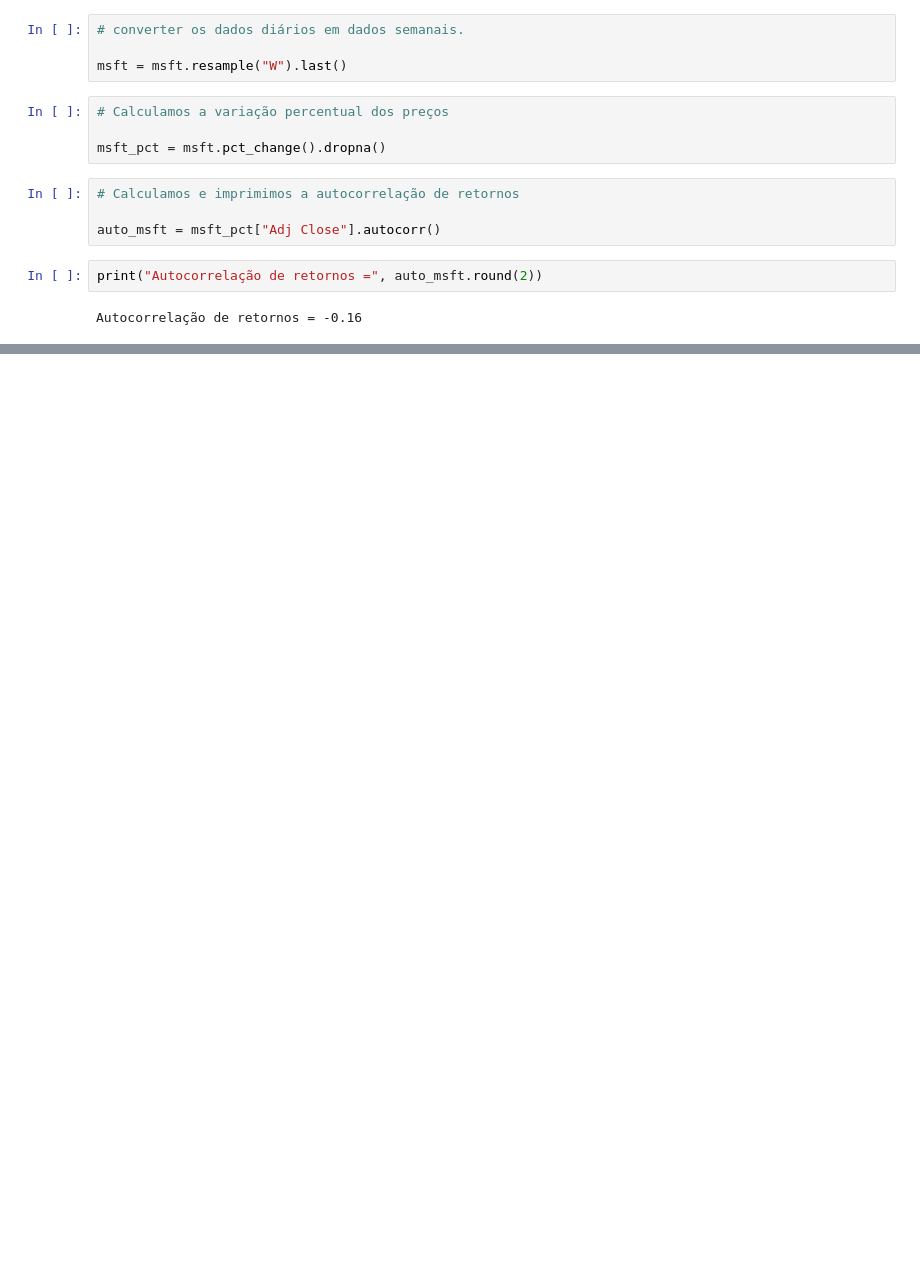
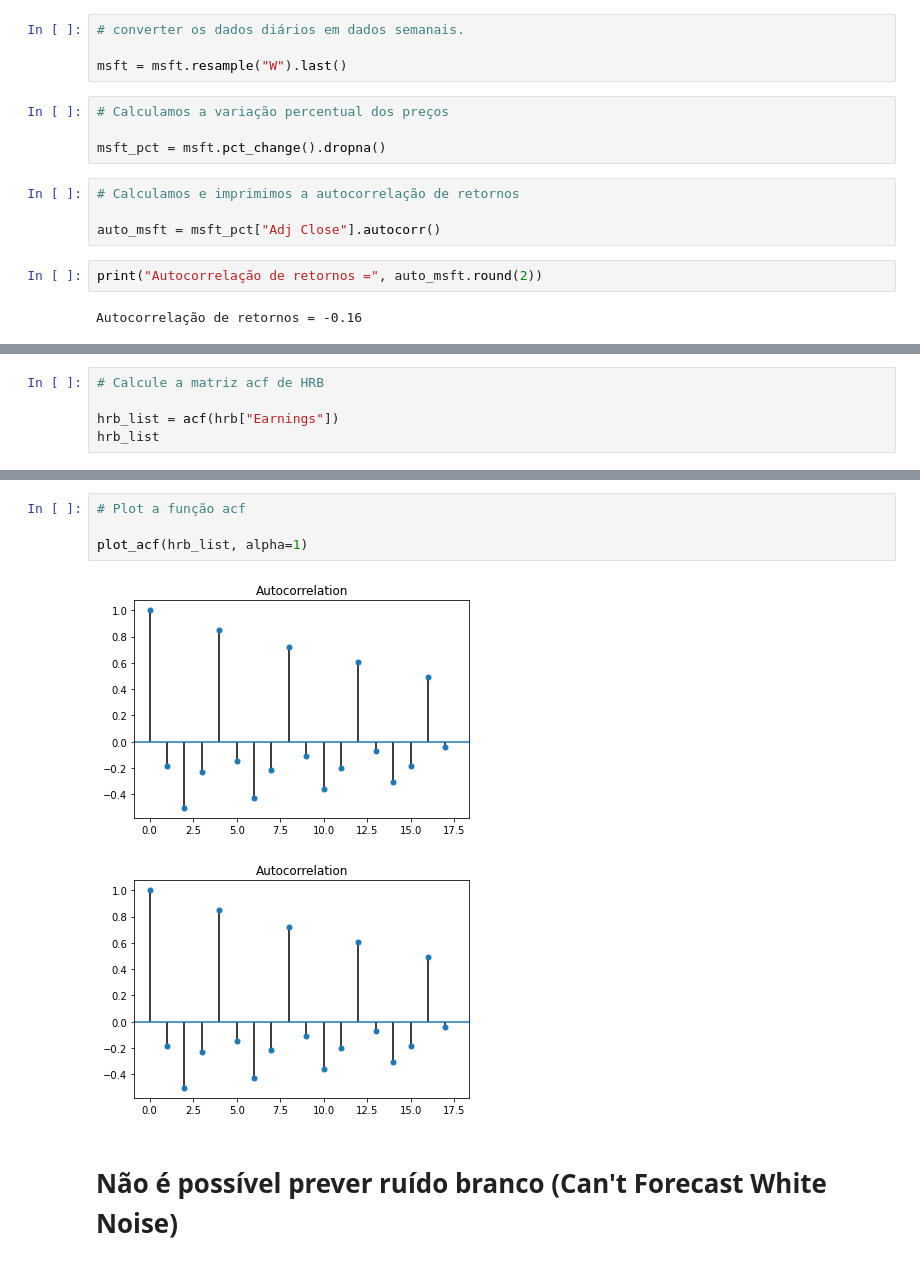
Before and after one commit to EddyGiusepe/Time_Series_ONE, a Jupyter notebook: Time_Series_Analysis_in_Python.ipynb, the cells around one changed output, grey strips where cells are left out. Drawn from its saved outputs; the diff is of its cells as text; blank space fills up the shorter version.

```diff
--- a/Time_Series_Analysis_in_Python.ipynb
+++ b/Time_Series_Analysis_in_Python.ipynb
@@ -64,0 +103,5 @@ Autocorrelação de retornos = -0.16
+# %%
+# Calcule a matriz acf de HRB
+
+hrb_list = acf(hrb["Earnings"])
+hrb_list
@@ -64,0 +118,9 @@ Autocorrelação de retornos = -0.16
+# %%
+# Plot a função acf
+
+plot_acf(hrb_list, alpha=1)
+# %% [output]
+[figure, added]
+[figure, added]
+# %% [markdown]
+# Não é possível prever ruído branco (Can't Forecast White Noise)
```
Also changed, not shown: parts of 9 cells of this notebook.
